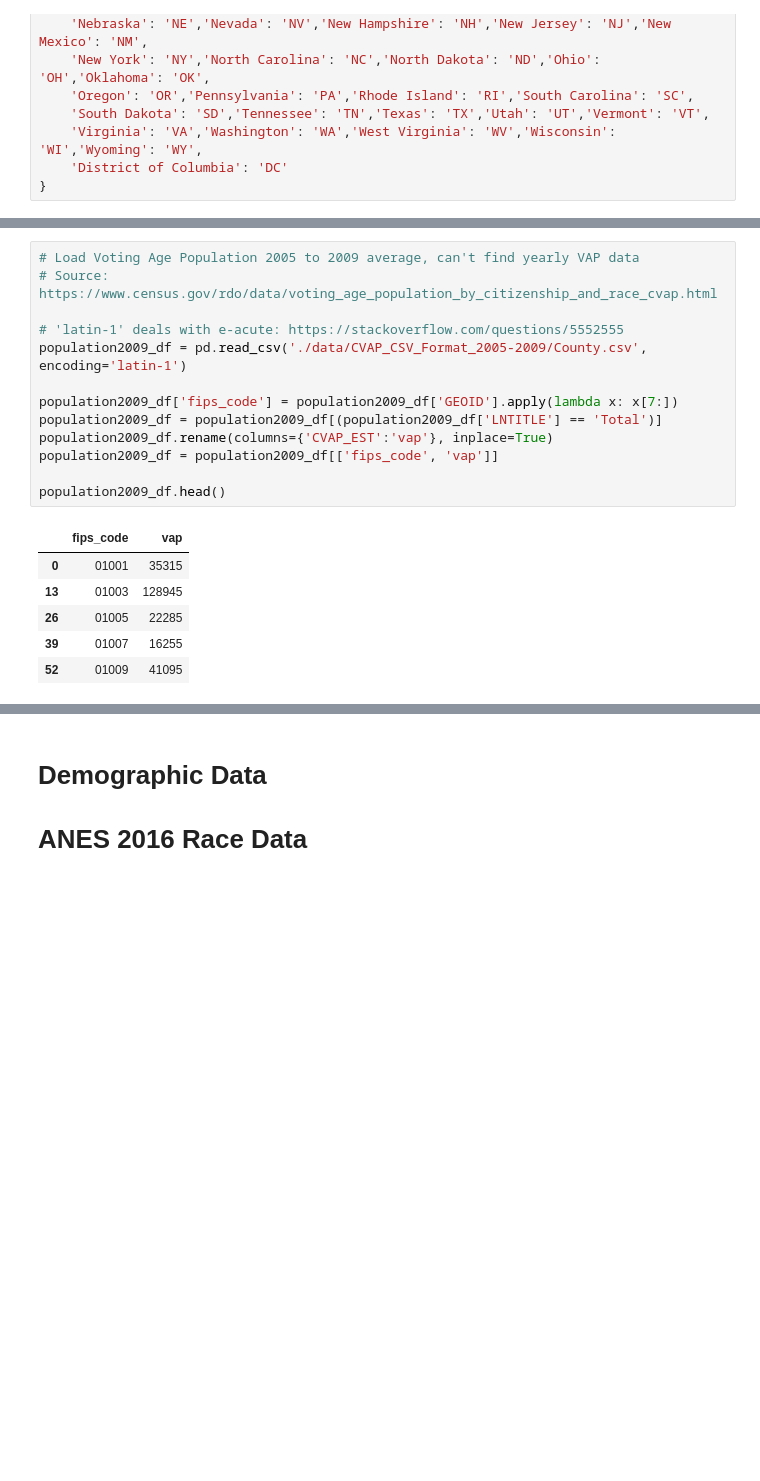
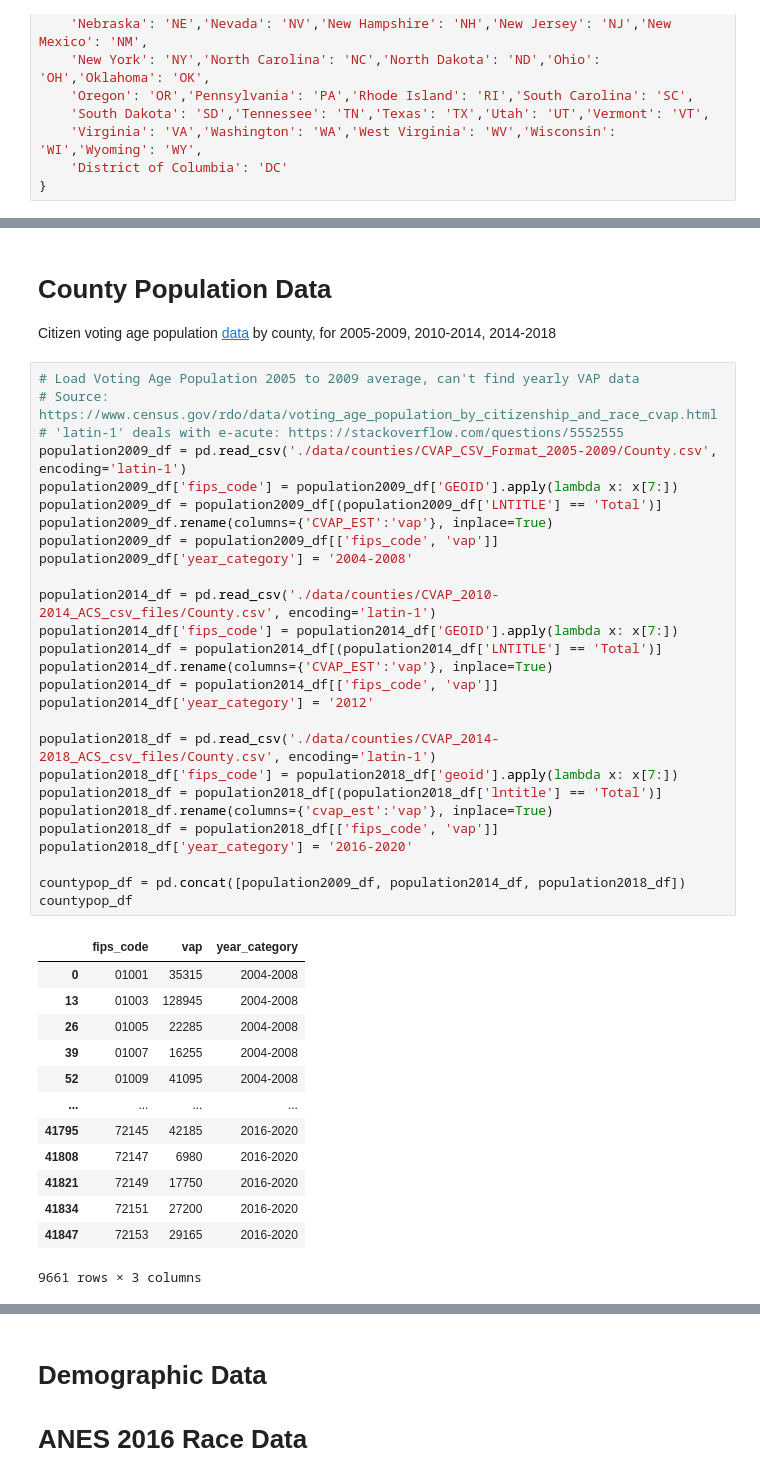
Before and after one commit to psthomas/election-vis, a Jupyter notebook: voting_national.ipynb, the cells around one changed output, grey strips where cells are left out. Drawn from its saved outputs; the diff is of its cells as text; blank space fills up the shorter version.

```diff
--- a/voting_national.ipynb
+++ b/voting_national.ipynb
@@ -118,20 +225,45 @@ dtype: object
+# %% [markdown]
+# County Population Data
+
+Citizen voting age population [data](https://www.census.gov/programs-surveys/decennial-census/about/voting-rights/cvap.2020.html) by county, for 2005-2009, 2010-2014, 2014-2018
 # %%
 # Load Voting Age Population 2005 to 2009 average, can't find yearly VAP data
 # Source: https://www.census.gov/rdo/data/voting_age_population_by_citizenship_and_race_cvap.html
-
 # 'latin-1' deals with e-acute: https://stackoverflow.com/questions/5552555
-population2009_df = pd.read_csv('./data/CVAP_CSV_Format_2005-2009/County.csv', encoding='latin-1')
-
+population2009_df = pd.read_csv('./data/counties/CVAP_CSV_Format_2005-2009/County.csv', encoding='latin-1')
 population2009_df['fips_code'] = population2009_df['GEOID'].apply(lambda x: x[7:])
 population2009_df = population2009_df[(population2009_df['LNTITLE'] == 'Total')]
 population2009_df.rename(columns={'CVAP_EST':'vap'}, inplace=True)
 population2009_df = population2009_df[['fips_code', 'vap']]
+population2009_df['year_category'] = '2004-2008'
 
-population2009_df.head()
+population2014_df = pd.read_csv('./data/counties/CVAP_2010-2014_ACS_csv_files/County.csv', encoding='latin-1')
+population2014_df['fips_code'] = population2014_df['GEOID'].apply(lambda x: x[7:])
+population2014_df = population2014_df[(population2014_df['LNTITLE'] == 'Total')]
+population2014_df.rename(columns={'CVAP_EST':'vap'}, inplace=True)
+population2014_df = population2014_df[['fips_code', 'vap']]
+population2014_df['year_category'] = '2012'
+
+population2018_df = pd.read_csv('./data/counties/CVAP_2014-2018_ACS_csv_files/County.csv', encoding='latin-1')
+population2018_df['fips_code'] = population2018_df['geoid'].apply(lambda x: x[7:])
+population2018_df = population2018_df[(population2018_df['lntitle'] == 'Total')]
+population2018_df.rename(columns={'cvap_est':'vap'}, inplace=True)
+population2018_df = population2018_df[['fips_code', 'vap']]
+population2018_df['year_category'] = '2016-2020'
+
+countypop_df = pd.concat([population2009_df, population2014_df, population2018_df])
+countypop_df
 # %% [output]
-|  | fips_code | vap |
-| 0 | 01001 | 35315 |
-| 13 | 01003 | 128945 |
-| 26 | 01005 | 22285 |
-| 39 | 01007 | 16255 |
-| 52 | 01009 | 41095 |
+|  | fips_code | vap | year_category |
+| 0 | 01001 | 35315 | 2004-2008 |
+| 13 | 01003 | 128945 | 2004-2008 |
+| 26 | 01005 | 22285 | 2004-2008 |
+| 39 | 01007 | 16255 | 2004-2008 |
+| 52 | 01009 | 41095 | 2004-2008 |
+| ... | ... | ... | ... |
+| 41795 | 72145 | 42185 | 2016-2020 |
+| 41808 | 72147 | 6980 | 2016-2020 |
+| 41821 | 72149 | 17750 | 2016-2020 |
+| 41834 | 72151 | 27200 | 2016-2020 |
+| 41847 | 72153 | 29165 | 2016-2020 |
+9661 rows × 3 columns
```
Also changed, not shown: parts of 32 cells of this notebook, 17 other files.
